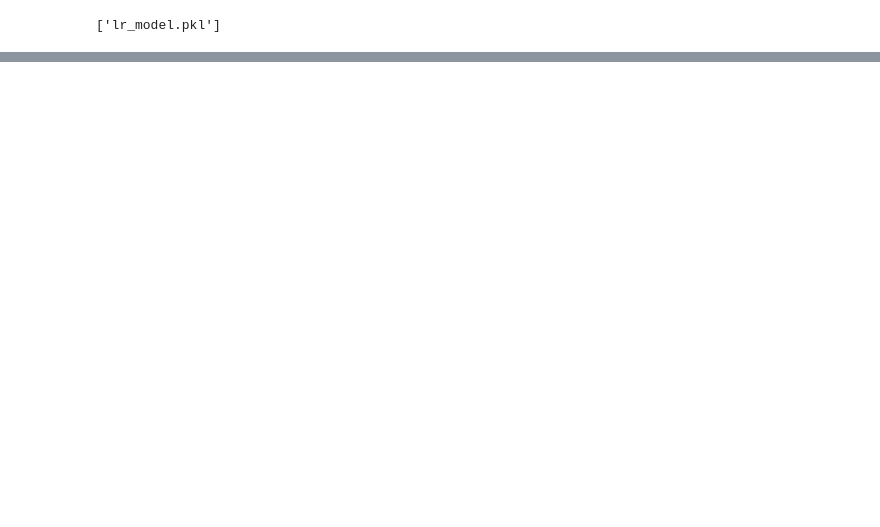
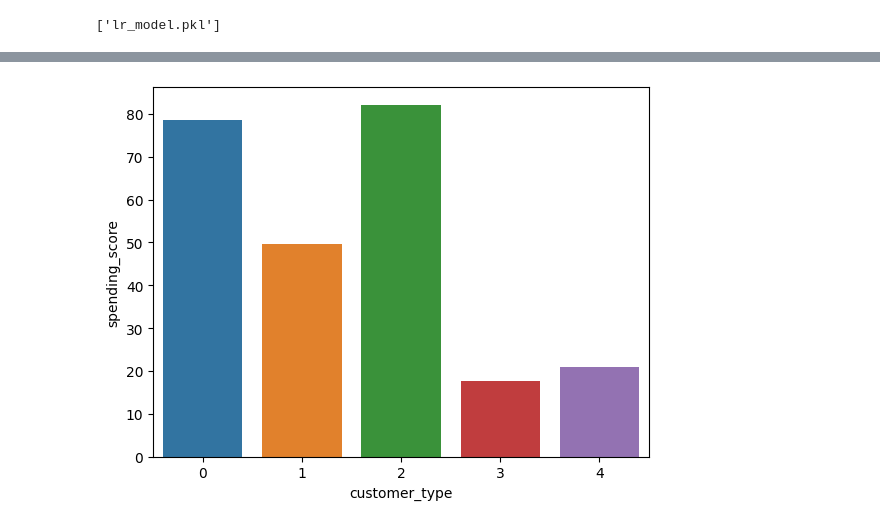
Before and after one commit to MarianoBermudez/Customer-Segmentation-Project, a Jupyter notebook: Customer Segmentation/main.ipynb, the cells around one changed output, grey strips where cells are left out. Saved outputs shown, nothing was run; the diff lists cells and outputs as text; code cells hidden in the pictures; blank space fills up the shorter version.

```diff
--- a/Customer Segmentation/main.ipynb
+++ b/Customer Segmentation/main.ipynb
@@ -150,0 +164,4 @@ joblib.dump(model, "lr_model.pkl")
+# %%
+sns.barplot(x='customer_type', y='spending_score',data=grouped_df);
+# %% [output]
+[figure, added]
```
Also changed, not shown: parts of 17 cells of this notebook, 3 other files.
